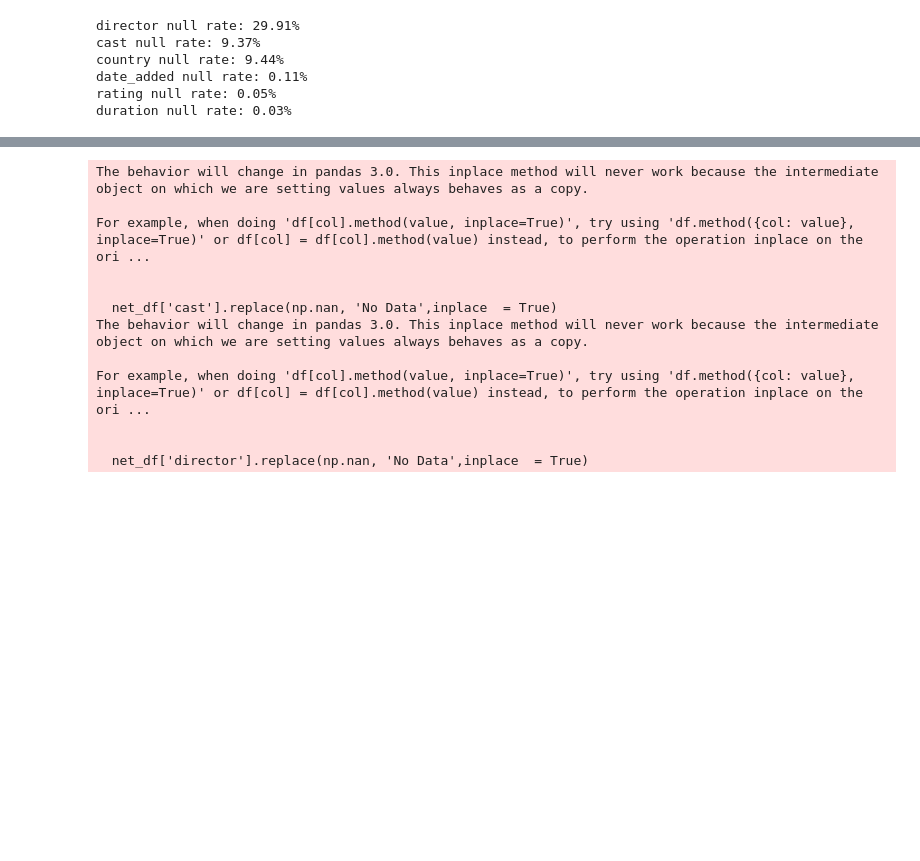
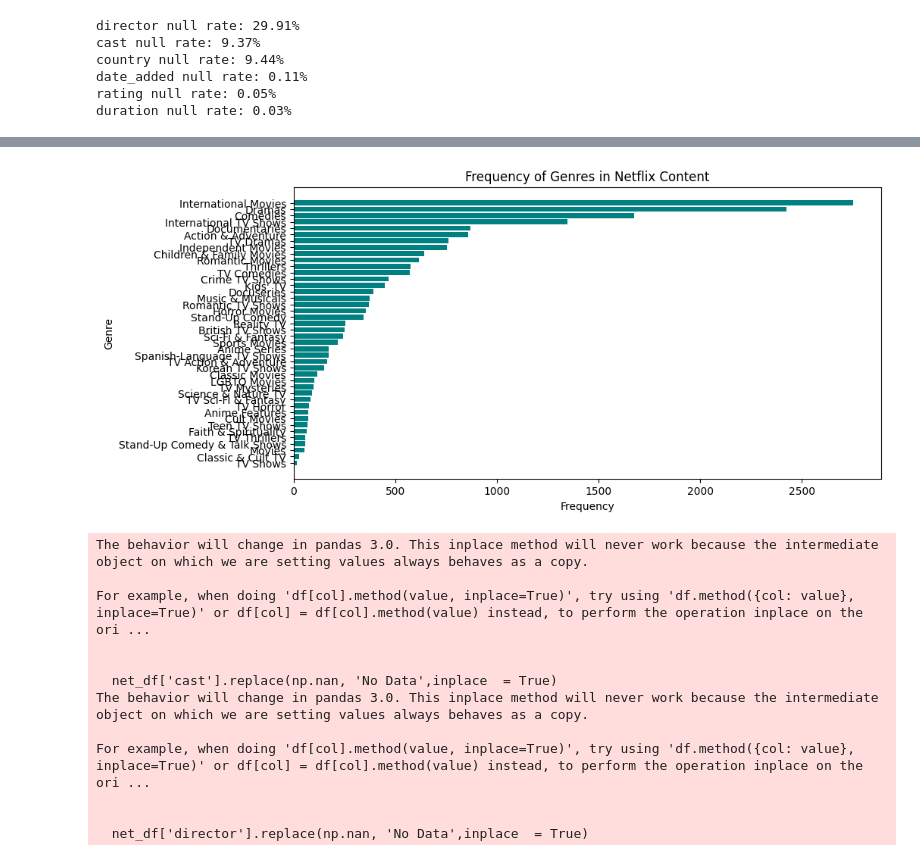
Before and after one commit to PatandyaW/Skripsikkk, a Jupyter notebook: Skripsik.ipynb, the cells around one changed output, grey strips where cells are left out. Saved outputs shown, nothing was run; the diff lists cells and outputs as text; code cells hidden in the pictures; blank space fills up the shorter version.

```diff
--- a/Skripsik.ipynb
+++ b/Skripsik.ipynb
@@ -109,0 +130,13 @@ net_df.describe(include="all")
+# %%
+from collections import Counter
+
+# Split genres and flatten the list
+all_genres = [genre.strip() for sublist in net_df["listed_in"].str.split(',') for genre in sublist]
+
+# Get the frequency of each genre
+genre_counts = Counter(all_genres)
+
+# Convert to DataFrame for visualization
+genre_df = pd.DataFrame(genre_counts.items(), columns=['Genre', 'Count']).sort_values(by='Count', ascending=False)
+
+print(genre_df)
@@ -110,3 +161,16 @@ net_df.describe(include="all")
+# %%
+import matplotlib.pyplot as plt
+
+# Bar plot of genre frequencies
+plt.figure(figsize=(10, 5))
+plt.barh(genre_df['Genre'], genre_df['Count'], color='teal')
+plt.xlabel('Frequency')
+plt.ylabel('Genre')
+plt.title('Frequency of Genres in Netflix Content')
+plt.gca().invert_yaxis()  # To show highest at the top
+plt.show()
+# %% [output]
+[figure, added]
 # %%
 net_df['country'] = net_df['country'].fillna(net_df['country'].mode()[0])
 
```
Also changed, not shown: parts of 4 cells of this notebook.
